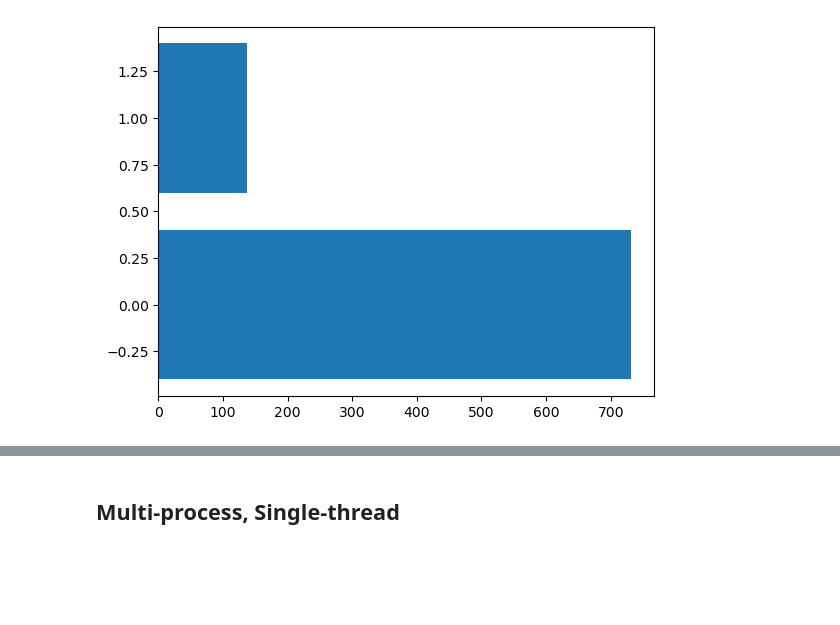
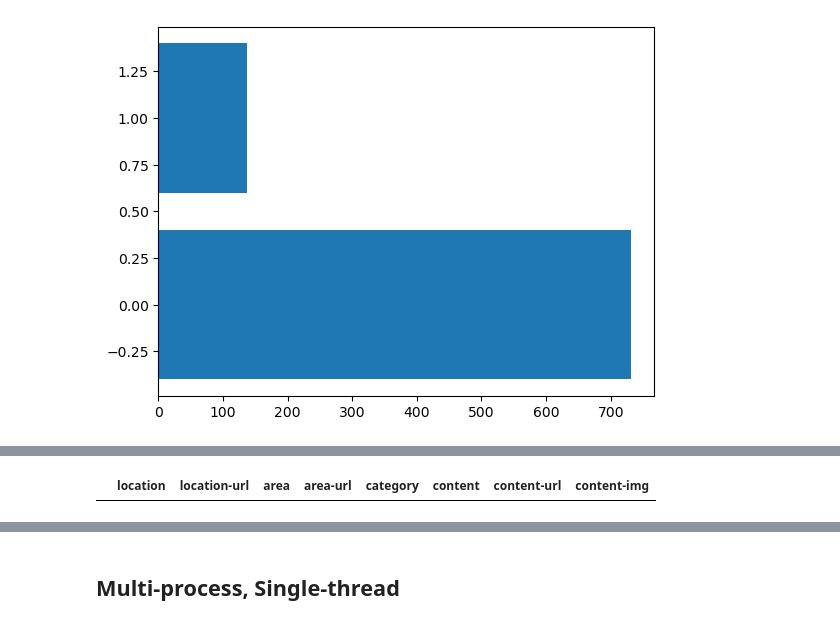
Before and after one commit to next-top-instagram/python-data-crawler, a Jupyter notebook: Crawl go-tokyo multi process, multi threading.ipynb, the cells around one changed output, grey strips where cells are left out. Saved outputs shown, nothing was run; the diff lists cells and outputs as text; code cells hidden in the pictures; blank space fills up the shorter version.

```diff
--- a/Crawl go-tokyo multi process, multi threading.ipynb
+++ b/Crawl go-tokyo multi process, multi threading.ipynb
@@ -342,0 +553,5 @@ plt.show()
+# %%
+df = pd.DataFrame(columns=['location', 'location-url', 'area', 'area-url', 'category', 'content', 'content-url', 'content-img'])
+df
+# %% [output]
+|  | location | location-url | area | area-url | category | content | content-url | content-img |
```
Also changed, not shown: parts of 41 cells of this notebook, 2 other files.
